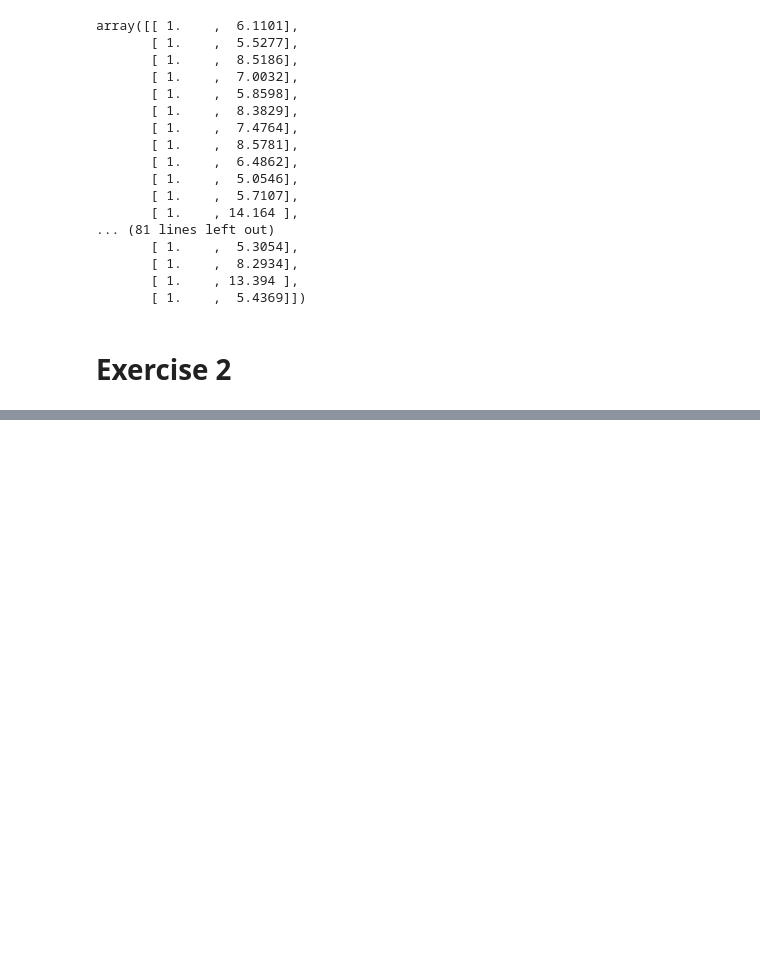
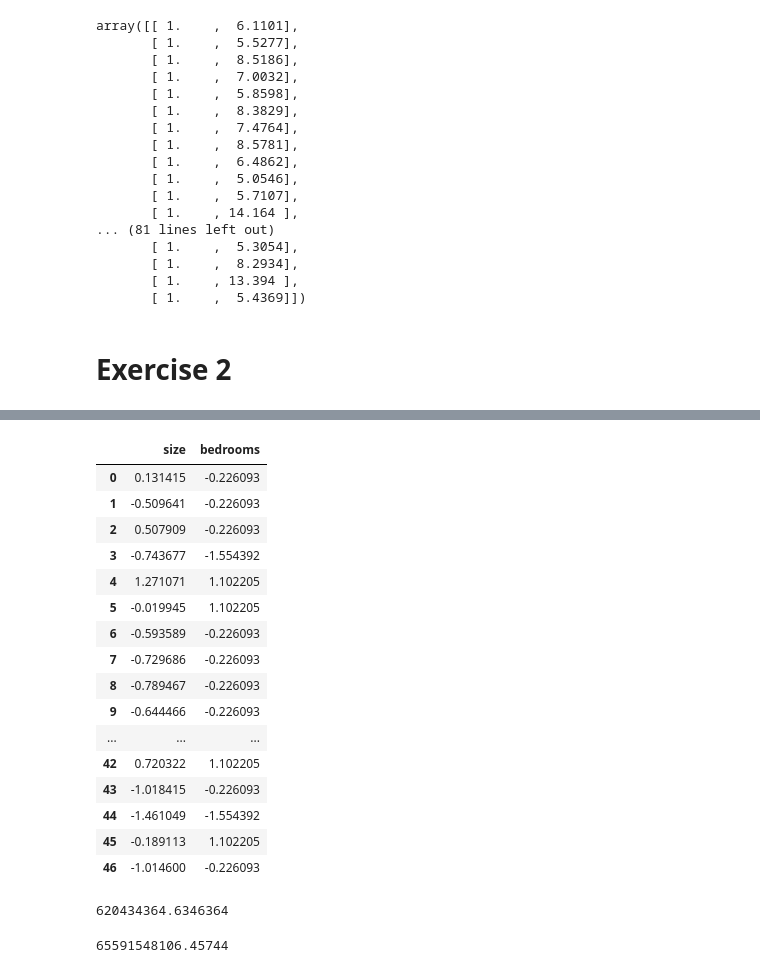
Before and after one commit to vyaslkv/AndrewNG-Machine-Learning-Assignments-in-Python, a Jupyter notebook: week2.ipynb, the cells around one changed output, grey strips where cells are left out. Cells and saved outputs as stored; diff of their text form; code cells hidden in the pictures; blank space fills up the shorter version.

```diff
--- a/week2.ipynb
+++ b/week2.ipynb
@@ -219,0 +273,22 @@ array([[ 1.    ,  6.1101],
+# %%
+X = (X-np.mean(X))/np.std(X)
+# %%
+X
+# %% [output]
+|  | size | bedrooms |
+| 0 | 0.131415 | -0.226093 |
+| 1 | -0.509641 | -0.226093 |
+| 2 | 0.507909 | -0.226093 |
+| 3 | -0.743677 | -1.554392 |
+| 4 | 1.271071 | 1.102205 |
+| 5 | -0.019945 | 1.102205 |
+| 6 | -0.593589 | -0.226093 |
+| 7 | -0.729686 | -0.226093 |
+| 8 | -0.789467 | -0.226093 |
+| 9 | -0.644466 | -0.226093 |
+| ... | ... | ... |
+| 42 | 0.720322 | 1.102205 |
+| 43 | -1.018415 | -0.226093 |
+| 44 | -1.461049 | -1.554392 |
+| 45 | -0.189113 | 1.102205 |
+| 46 | -1.014600 | -0.226093 |
@@ -219,0 +311,4 @@ array([[ 1.    ,  6.1101],
+# %%
+computeCostMulti(X,Y,theta)
+# %% [output]
+620434364.6346364
@@ -219,0 +319,4 @@ array([[ 1.    ,  6.1101],
+# %%
+computeCostMulti(X,Y,theta)
+# %% [output]
+65591548106.45744
```
Also changed, not shown: parts of 12 cells of this notebook, 2 other files.
